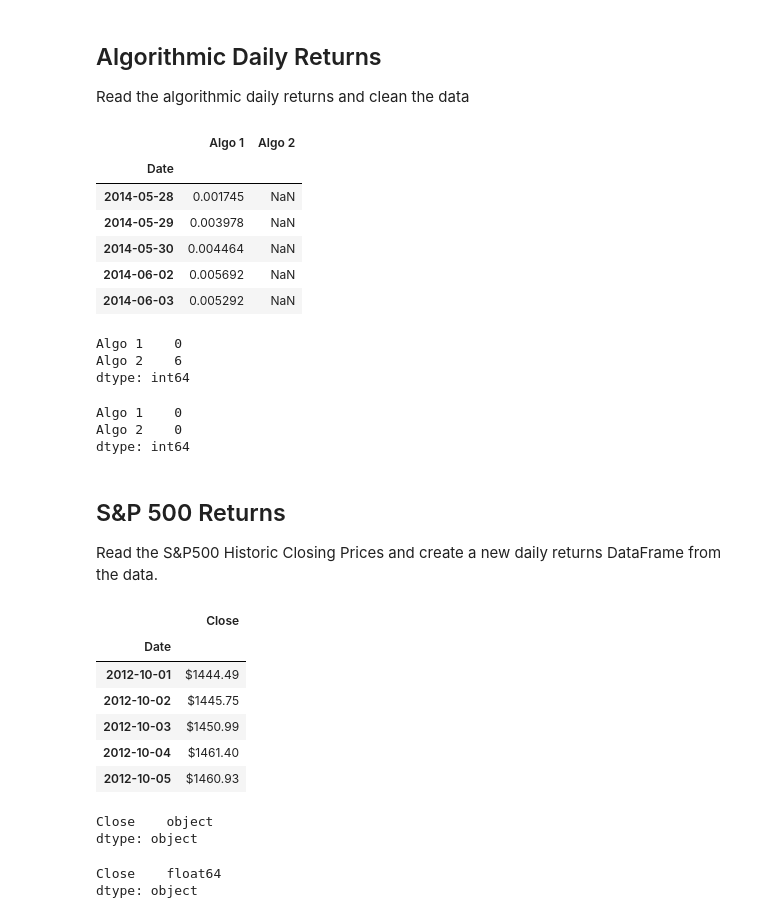
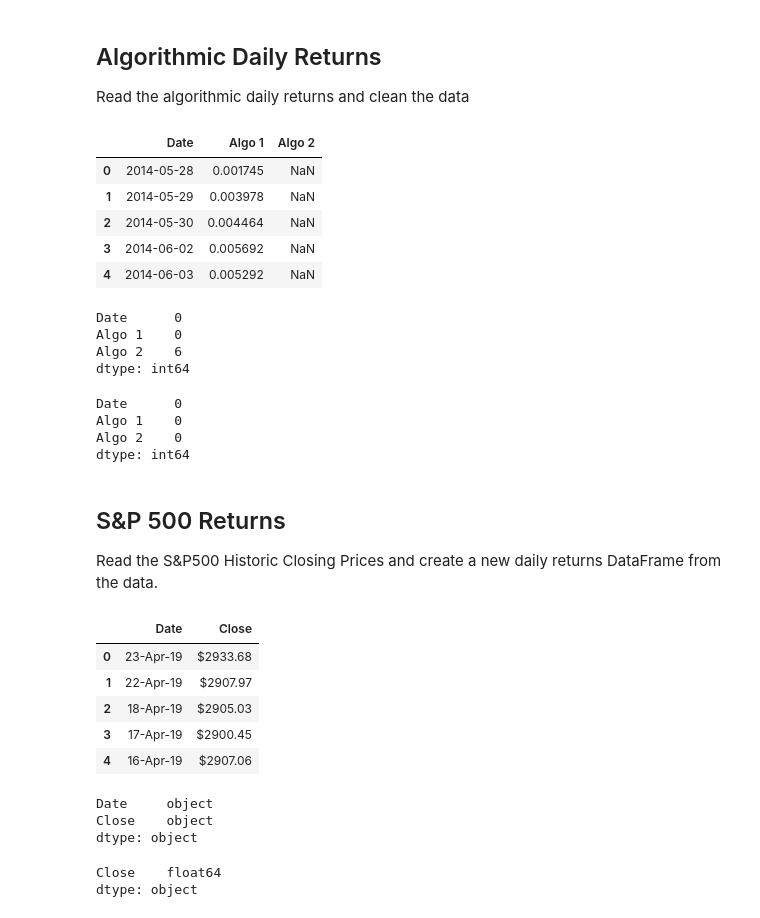
Before and after one commit to dbogatic/jupyter-homework, a Jupyter notebook: whale_analysis.ipynb, the cells around one changed output. Drawn from its saved outputs; the diff is of its cells as text; code cells hidden in the pictures.

```diff
--- a/whale_analysis.ipynb
+++ b/whale_analysis.ipynb
@@ -64,26 +64,32 @@ Read the algorithmic daily returns and clean the data
 # %%
 # Reading algorithmic returns
 algo_returns_csv = Path("Resources/algo_returns.csv")
 # YOUR CODE HERE
+algo_returns_df = pd.read_csv(algo_returns_csv)
+algo_returns_df.head()
 # %% [output]
-|  | Algo 1 | Algo 2 |
-| Date |  |  |
-| 2014-05-28 | 0.001745 | NaN |
-| 2014-05-29 | 0.003978 | NaN |
-| 2014-05-30 | 0.004464 | NaN |
-| 2014-06-02 | 0.005692 | NaN |
-| 2014-06-03 | 0.005292 | NaN |
+|  | Date | Algo 1 | Algo 2 |
+| 0 | 2014-05-28 | 0.001745 | NaN |
+| 1 | 2014-05-29 | 0.003978 | NaN |
+| 2 | 2014-05-30 | 0.004464 | NaN |
+| 3 | 2014-06-02 | 0.005692 | NaN |
+| 4 | 2014-06-03 | 0.005292 | NaN |
 # %%
 # Count nulls
 # YOUR CODE HERE
+algo_returns_df.isnull().sum()
 # %% [output]
+Date      0
 Algo 1    0
 Algo 2    6
 dtype: int64
 # %%
 # Drop nulls
 # YOUR CODE HERE
+algo_returns_df.dropna(inplace=True)
+algo_returns_df.isnull().sum()
 # %% [output]
+Date      0
 Algo 1    0
 Algo 2    0
 dtype: int64
@@ -95,18 +101,21 @@ Read the S&P500 Historic Closing Prices and create a new daily returns DataFrame
 # Reading S&P 500 Closing Prices
 sp500_history_csv = Path("Resources/sp500_history.csv")
 # YOUR CODE HERE
+sp500_history_df = pd.read_csv(sp500_history_csv)
+sp500_history_df.head()
 # %% [output]
-|  | Close |
-| Date |  |
-| 2012-10-01 | $1444.49 |
-| 2012-10-02 | $1445.75 |
-| 2012-10-03 | $1450.99 |
-| 2012-10-04 | $1461.40 |
-| 2012-10-05 | $1460.93 |
+|  | Date | Close |
+| 0 | 23-Apr-19 | $2933.68 |
+| 1 | 22-Apr-19 | $2907.97 |
+| 2 | 18-Apr-19 | $2905.03 |
+| 3 | 17-Apr-19 | $2900.45 |
+| 4 | 16-Apr-19 | $2907.06 |
 # %%
 # Check Data Types
 # YOUR CODE HERE
+sp500_history_df.dtypes
 # %% [output]
+Date     object
 Close    object
 dtype: object
 # %%
```
